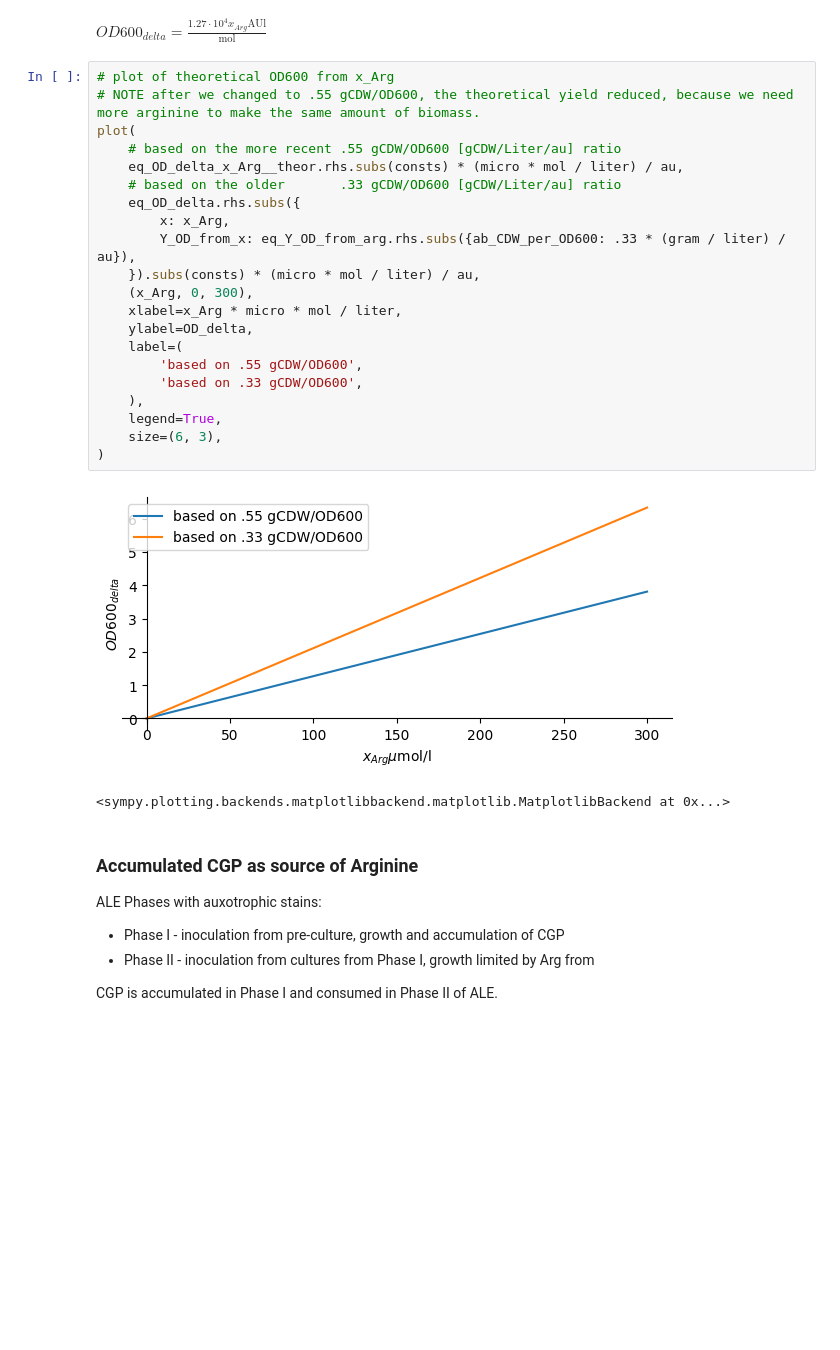
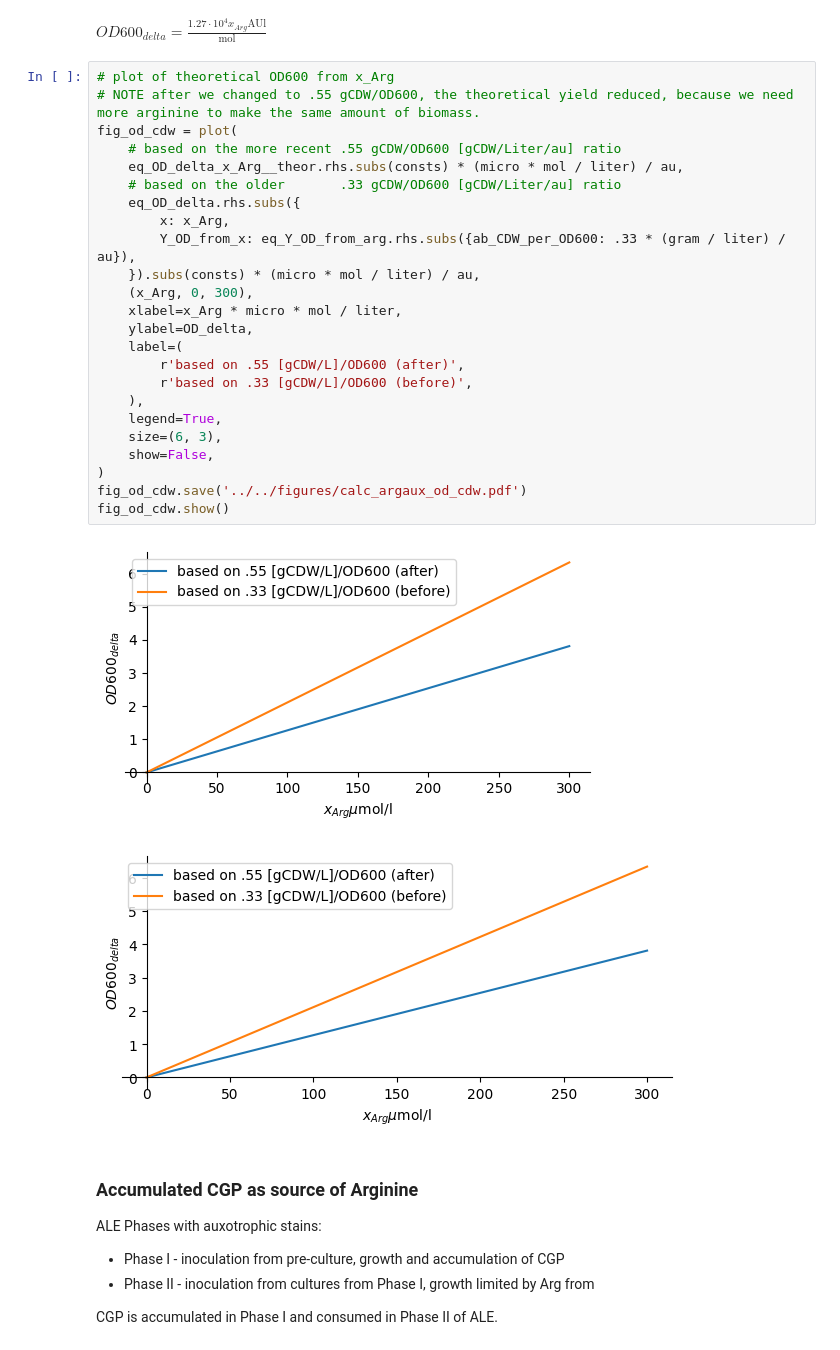
Before and after one commit to p7k/nu_tyo_lab_analysis, a Jupyter notebook: nb/exp/math_cgp_yields.ipynb, the cells around one changed output. Drawn from its saved outputs; the diff is of its cells as text; blank space fills up the shorter version.

Commit message:
after midterm report

```diff
--- a/nb/exp/math_cgp_yields.ipynb
+++ b/nb/exp/math_cgp_yields.ipynb
@@ -143,27 +149,30 @@ $\displaystyle OD600_{delta} = \frac{1.27 \cdot 10^{4} x_{Arg} \text{AU} \text{l
 # %%
 # plot of theoretical OD600 from x_Arg
 # NOTE after we changed to .55 gCDW/OD600, the theoretical yield reduced, because we need more arginine to make the same amount of biomass.
-plot(
+fig_od_cdw = plot(
     # based on the more recent .55 gCDW/OD600 [gCDW/Liter/au] ratio
     eq_OD_delta_x_Arg__theor.rhs.subs(consts) * (micro * mol / liter) / au,
     # based on the older       .33 gCDW/OD600 [gCDW/Liter/au] ratio
     eq_OD_delta.rhs.subs({
         x: x_Arg,
         Y_OD_from_x: eq_Y_OD_from_arg.rhs.subs({ab_CDW_per_OD600: .33 * (gram / liter) / au}),
     }).subs(consts) * (micro * mol / liter) / au,
     (x_Arg, 0, 300),
     xlabel=x_Arg * micro * mol / liter,
     ylabel=OD_delta,
     label=(
-        'based on .55 gCDW/OD600',
-        'based on .33 gCDW/OD600',
+        r'based on .55 [gCDW/L]/OD600 (after)',
+        r'based on .33 [gCDW/L]/OD600 (before)',
     ),
     legend=True,
     size=(6, 3),
+    show=False,
 )
+fig_od_cdw.save('../../figures/calc_argaux_od_cdw.pdf')
+fig_od_cdw.show()
 # %% [output]
-[figure, old version]
+[figure, new version]
-<sympy.plotting.backends.matplotlibbackend.matplotlib.MatplotlibBackend at 0x...>
+[figure, added]
 # %% [markdown]
 ### Accumulated CGP as source of Arginine
 
```
Also changed, not shown: parts of 21 cells of this notebook, 23 other files.
